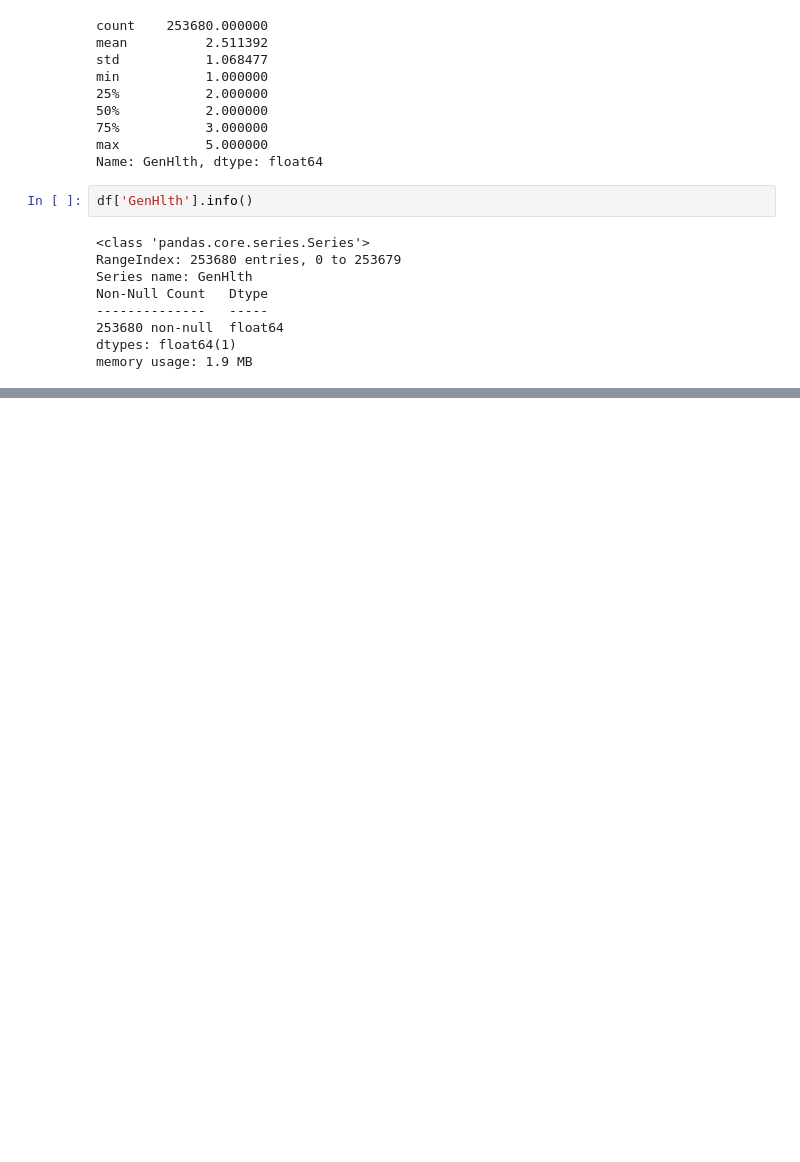
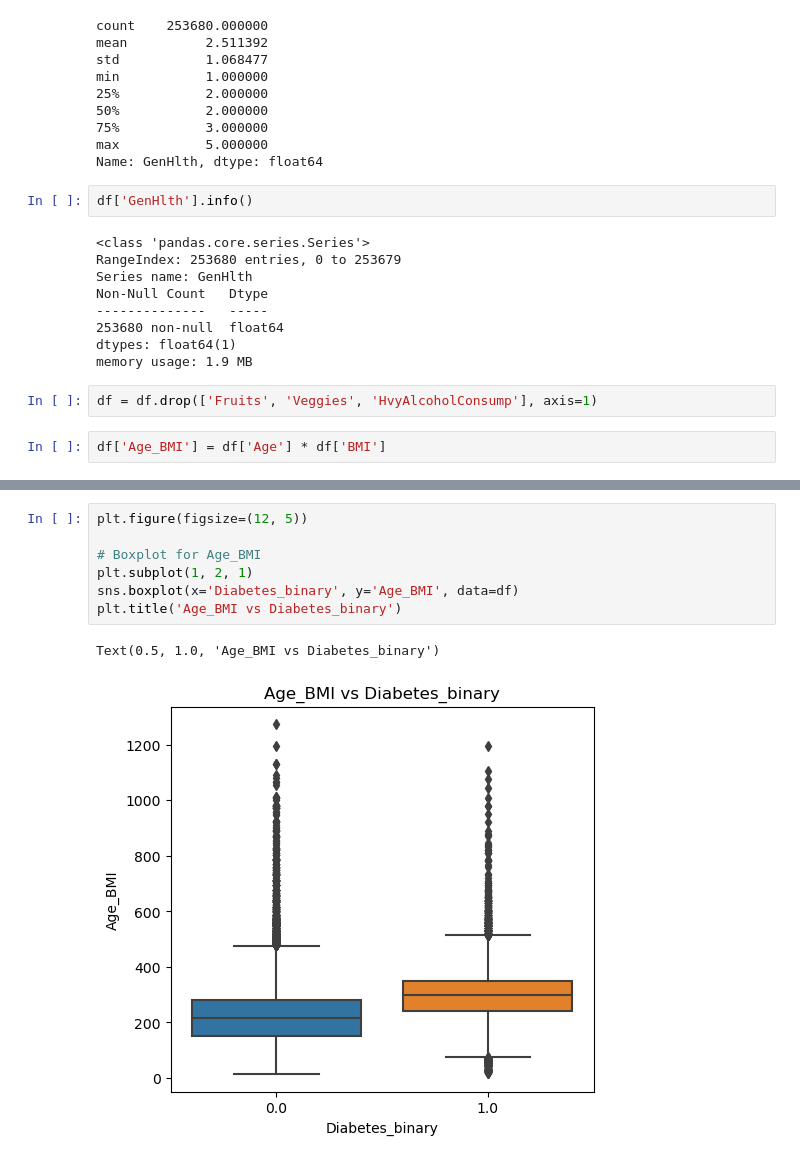
Before and after one commit to Mohamed3873/ML-assignment2, a Jupyter notebook: ML assignment 2.ipynb, the cells around one changed output, grey strips where cells are left out. Saved outputs shown, nothing was run; the diff lists cells and outputs as text; blank space fills up the shorter version.

```diff
--- a/ML assignment 2.ipynb
+++ b/ML assignment 2.ipynb
@@ -132,3 +132,7 @@ Non-Null Count   Dtype
 253680 non-null  float64
 dtypes: float64(1)
 memory usage: 1.9 MB
+# %%
+df = df.drop(['Fruits', 'Veggies', 'HvyAlcoholConsump'], axis=1)
+# %%
+df['Age_BMI'] = df['Age'] * df['BMI']
@@ -134,0 +159,10 @@ memory usage: 1.9 MB
+# %%
+plt.figure(figsize=(12, 5))
+
+# Boxplot for Age_BMI
+plt.subplot(1, 2, 1)
+sns.boxplot(x='Diabetes_binary', y='Age_BMI', data=df)
+plt.title('Age_BMI vs Diabetes_binary')
+# %% [output]
+Text(0.5, 1.0, 'Age_BMI vs Diabetes_binary')
+[figure, added]
```
Also changed, not shown: parts of 6 cells of this notebook.
